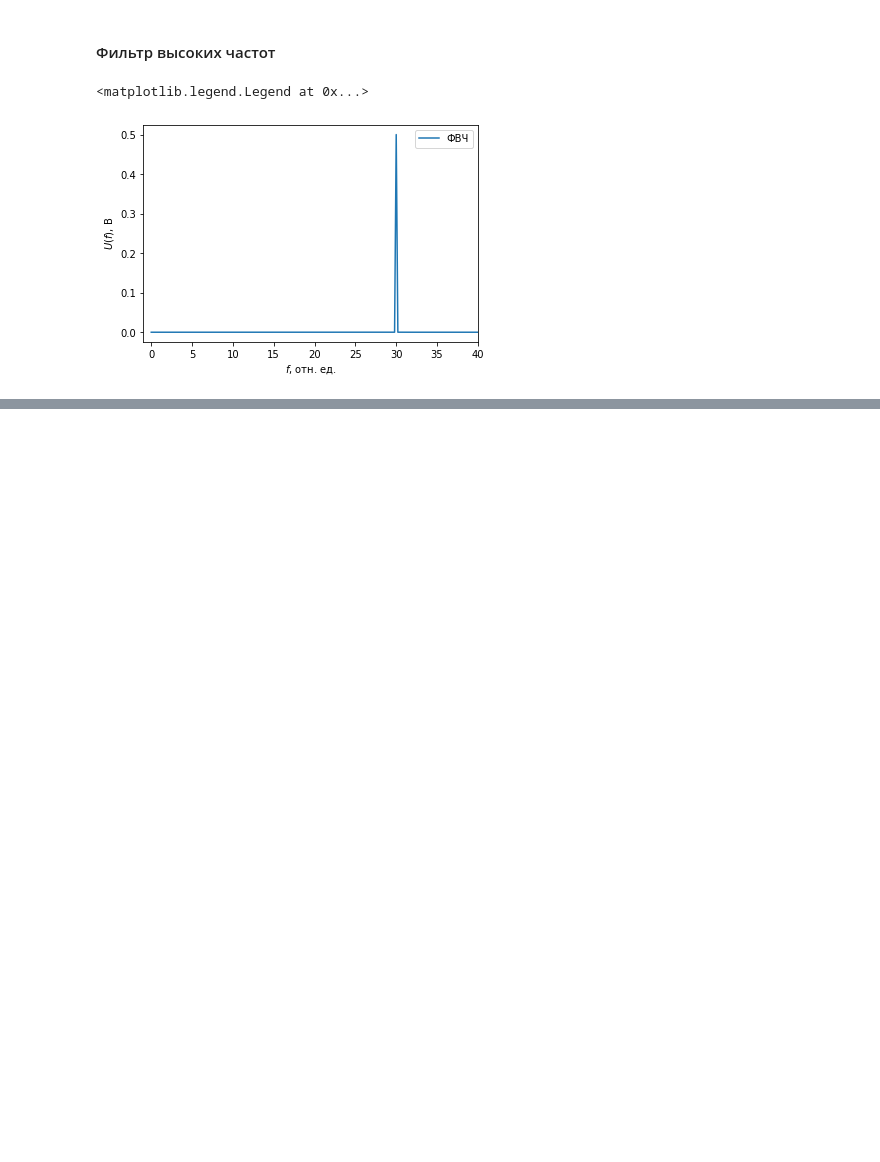
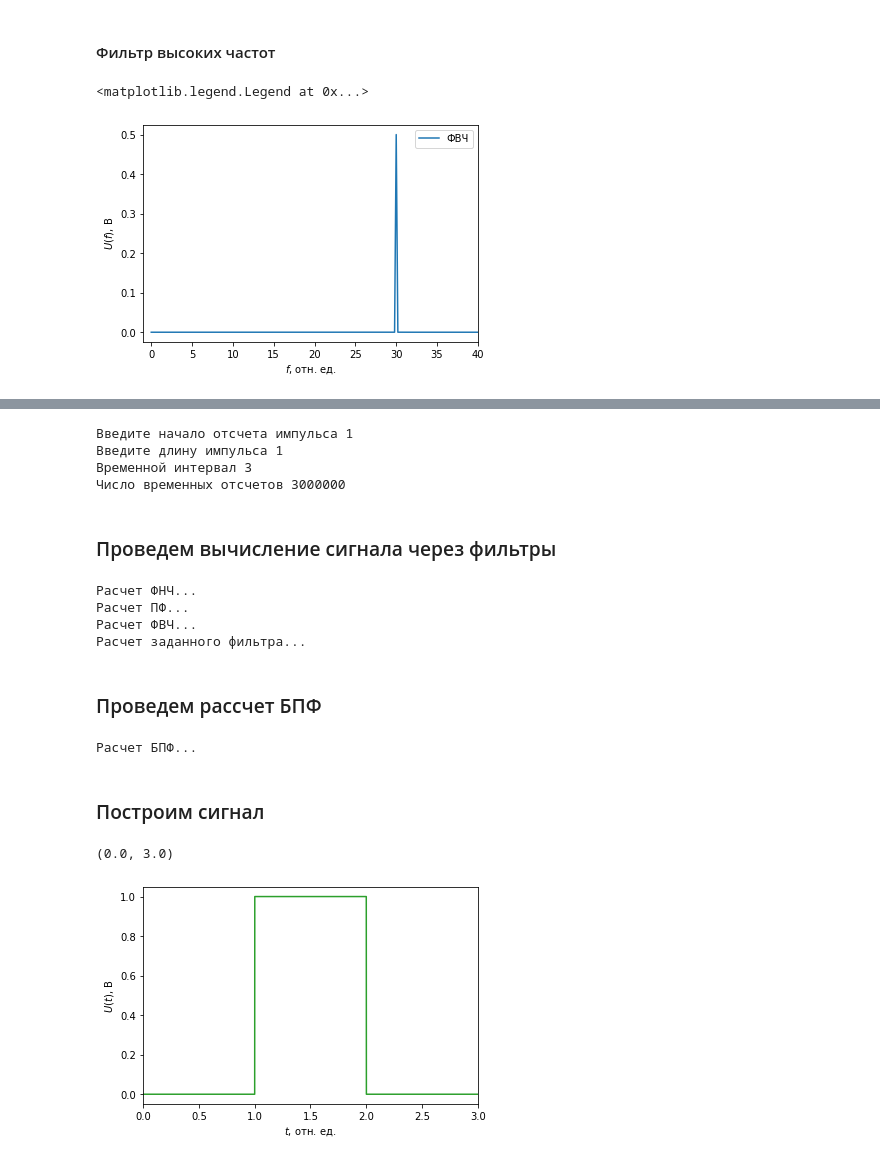
Before and after one commit to DaniilSysoev/opisis_sem_4, a Jupyter notebook: Описис_сем_4.ipynb, the cells around one changed output, grey strips where cells are left out. Drawn from its saved outputs; the diff is of its cells as text; code cells hidden in the pictures; blank space fills up the shorter version.

```diff
--- a/Описис_сем_4.ipynb
+++ b/Описис_сем_4.ipynb
@@ -170,0 +175,3 @@ ax.legend(loc='best')
+# %%
+def signal(x):
+    return np.int8([(x < c + c0) & (c < x)]).flatten()
@@ -170,0 +193,54 @@ ax.legend(loc='best')
+# %%
+c = float(input("Введите начало отсчета импульса "))
+c0 = float(input("Введите длину импульса "))
+T = float(input('Временной интервал '))
+n = int(input('Число временных отсчетов '))
+# %% [output]
+Введите начало отсчета импульса 1
+Введите длину импульса 1
+Временной интервал 3
+Число временных отсчетов 3000000
+# %%
+t = np.linspace(0, c + 2*c0, n)
+u = signal(t)
+
+spec = np.fft.fft(u)
+freq = np.fft.fftfreq(n, T/n)
+
+fl = 0
+fh = 4 / c0
+# %% [markdown]
+<h3>Проведем вычисление сигнала через фильтры</h3>
+# %%
+print('Расчет ФНЧ...')
+sig_lf = filter(t, u, 0, 0.5/tau)
+print('Расчет ПФ...')
+sig_pb = filter(t, u, 0, 0)
+print('Расчет ФВЧ...')
+sig_hf = filter(t, u, 0.5*tau, 10)
+print('Расчет заданного фильтра...')
+sig_uf = filter(t, u, fl, fh)
+# %% [output]
+Расчет ФНЧ...
+Расчет ПФ...
+Расчет ФВЧ...
+Расчет заданного фильтра...
+# %% [markdown]
+<h3>Проведем рассчет БПФ</h3>
+# %%
+print('Расчет БПФ...')
+spec_lf = np.fft.fft(sig_lf)
+spec_uf = np.fft.fft(sig_uf)
+# %% [output]
+Расчет БПФ...
+# %% [markdown]
+<h3>Построим сигнал</h3>
+# %%
+fig, ax = plt.subplots()
+ax.plot(t, u, color='tab:green')
+ax.set_xlabel("$t$, отн. ед.", fontsize=10)
+ax.set_ylabel("$U(t)$, В", fontsize=10)
+ax.set_xlim(0, T)
+# %% [output]
+(0.0, 3.0)
+[figure, added]
```
Also changed, not shown: parts of 11 cells of this notebook.
